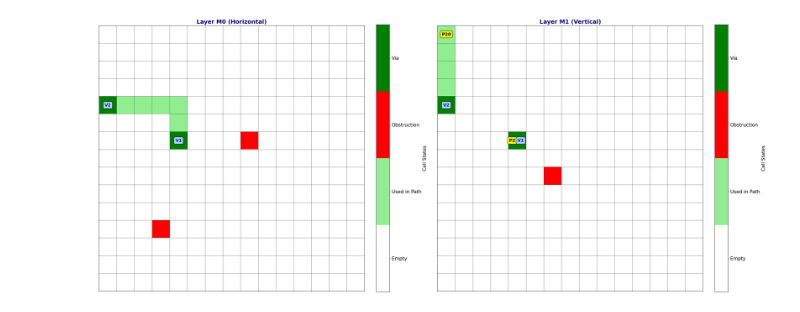
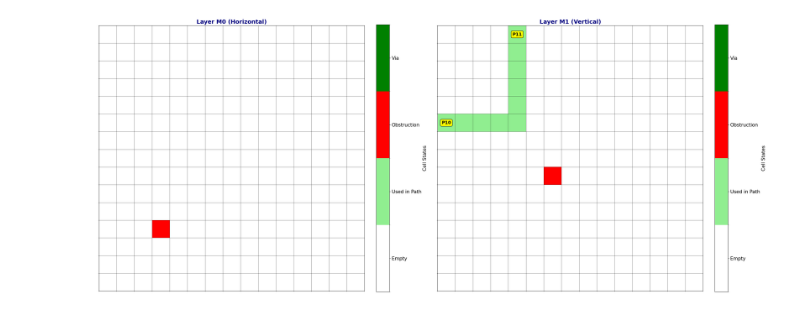
Before and after one commit to mohanadabouserie/Maze-Router-Group-1, a Jupyter notebook: Code.ipynb, the cells around one changed output. Drawn from its saved outputs; the diff is of its cells as text; code cells hidden in the pictures.

```diff
--- a/Code.ipynb
+++ b/Code.ipynb
@@ -42,6 +42,12 @@ def parse_input_file(file_path):
         if line.startswith("net"):
             net_name = line.split(' ')[0]
             net_points = re.findall(r"\((\d+),\s*(\d+),\s*(\d+)\)", line)
+            for i, point in enumerate(net_points):
+                net_points[i] = (int(point[0]), int(point[1]), int(point[2]))
+            for i, point in enumerate(net_points):
+                if point in obstructions:
+                    print(f"Error: Net '{net_name}' contains an obstruction at {point} and this point will be removed.")
+                    net_points.remove(point)
             nets[net_name] = [(int(layer), int(x), int(y)) for layer, x, y in net_points]
 
 ### Grid Initialization ###
@@ -442,6 +448,23 @@ def find_path(grid, sources, targets, bend_penalty, via_penalty,visited_num):
 def route_nets(grid, nets, bend_penalty, via_penalty):
     # Order nets by heuristic
     ordered_nets = order_nets_advanced(nets)
+    # print(ordered_nets) in a neat way
+
+    print("=" * 50)
+    print("Ordered Nets with Pin Details")
+    print("=" * 50)
+
+    print(f"{'Order':<6}{'Net Name':<10}{'Pin Details (Layer, X, Y)':<40}")
+    print("-" * 50)
+
+    for i, (net_name, pins) in enumerate(ordered_nets, start=1):
+        print(f"{i:<6}{net_name:<10}")
+        for j, (layer, x, y) in enumerate(pins, start=1):
+            print(f"       Pin {j}: Layer={layer}, X={x}, Y={y}")
+        print("-" * 50)
+
+    print("=" * 50)
+
 
     # Store results
     net_paths = {}
@@ -449,10 +472,9 @@ def route_nets(grid, nets, bend_penalty, via_penalty):
     net_num = 1
 
     for net_name, pins in ordered_nets:
-        print("Routing net: ", net_name)
         # Check if the pins list is empty
         if not pins:
-            print(f"Warning: No pins for net '{net_name}', skipping routing.")
+            print(f"Error: No pins for net '{net_name}', skipping routing.")
             continue  # Skip this net if it has no pins
 
         paths = []
@@ -465,8 +487,9 @@ def route_nets(grid, nets, bend_penalty, via_penalty):
 
         while not all(pins_covered_map.values()):
             path, target = find_path(grid, list(sources), unreached_targets, bend_penalty, via_penalty, 1)
-            if target is None:
-                print("Warning: Target is unreachable for net ",net_name)
+            if not path:
+                print(f"Error: Unable to find a path for net '{net_name}'.")
+                break
             unreached_targets.remove(target)
             paths.append(path)
             for cell in path:
@@ -491,12 +514,42 @@ if __name__ == "__main__":
     # Route the nets
     routed_nets = route_nets(grid, nets, bend_penalty, via_penalty)
 
-    # Print the routed paths
+
+    print("=" * 50)
+    print("Routed Nets Summary")
+    print("=" * 50)
+
+    longest_route = 0
+    total_wire_length = 0
+    longest_net = ""
+    longest_net_length = 0
+    longest_path_number = 0  # To track the path number of the longest route
+
     for net_name, paths in routed_nets.items():
-        print("Net: ", net_name)
+        net_length = 0
+        print(f"Net '{net_name}':")
+        print("-" * 50)
         for i, path in enumerate(paths):
-            print("Path: ", i)
-            print(path)
+            path_length = len(path)
+            print(f"  Path {i+1}: {path} (Length: {path_length})")
+            net_length += path_length
+            if path_length > longest_route:
+                longest_route = path_length
+                longest_net = net_name
+                longest_path_number = i + 1  # Path numbers are 1-based
+        print(f"  Total Wire Length for '{net_name}': {net_length}")
+        print("-" * 50)
+        total_wire_length += net_length
+        if net_length > longest_net_length:
+            longest_net_length = net_length
 
-    visualize_3d_grid_matplotlib(net=2)
+    print("\nSummary")
+    print("=" * 50)
+    print(f"Longest Route Length: {longest_route}")
+    print(f"Net with Longest Route: '{longest_net}'")
+    print(f"Path Number of Longest Route: {longest_path_number}")
+    print(f"Total Wire Length Across All Nets: {total_wire_length}")
+    print("=" * 50)
+
+    visualize_3d_grid_matplotlib(net=1)
 # %% [output]
@@ -511 +573 @@ Path:  0
-[figure, old version]
+[figure, new version]
```
Also changed, not shown: parts of 1 cell of this notebook, 1 other file.
